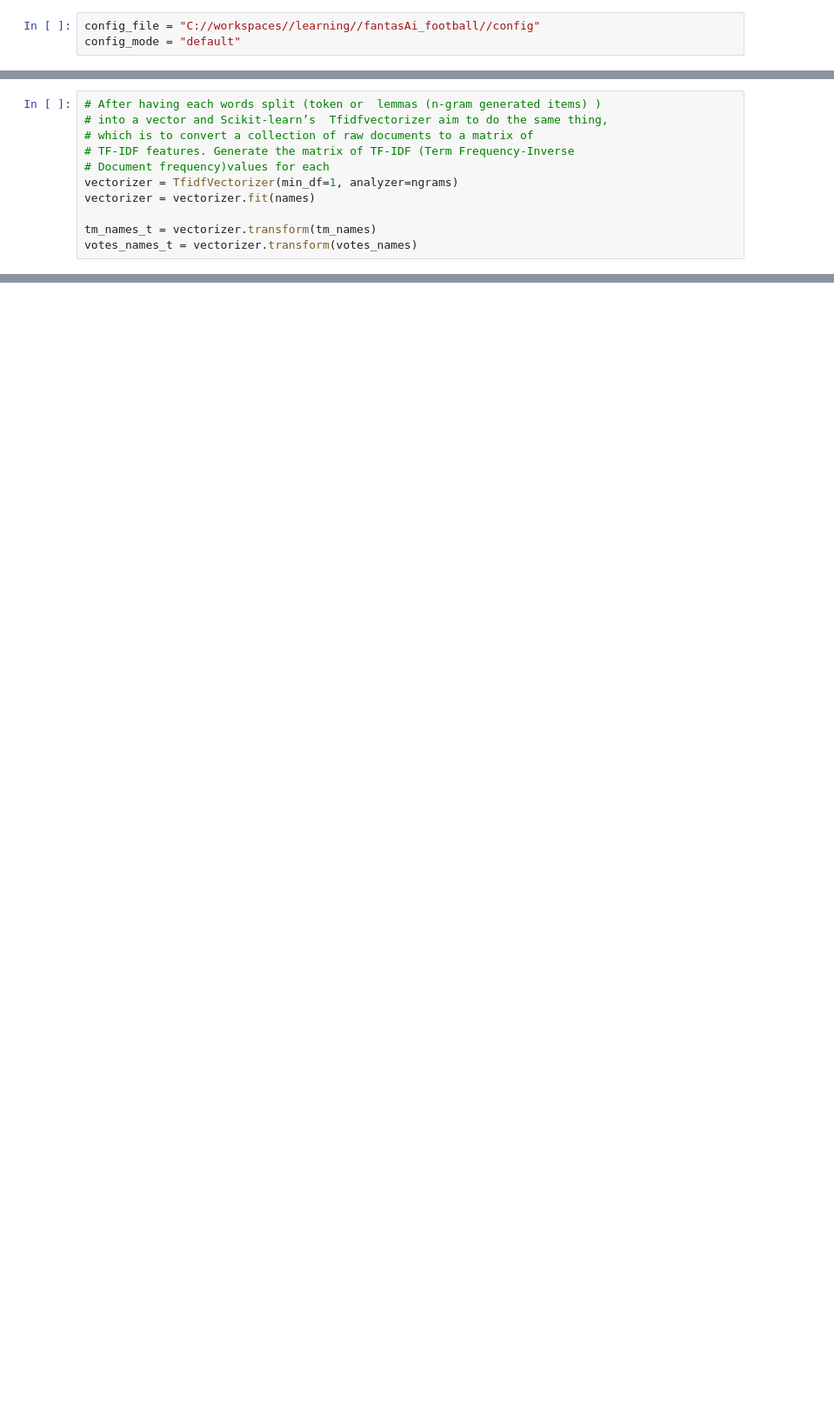
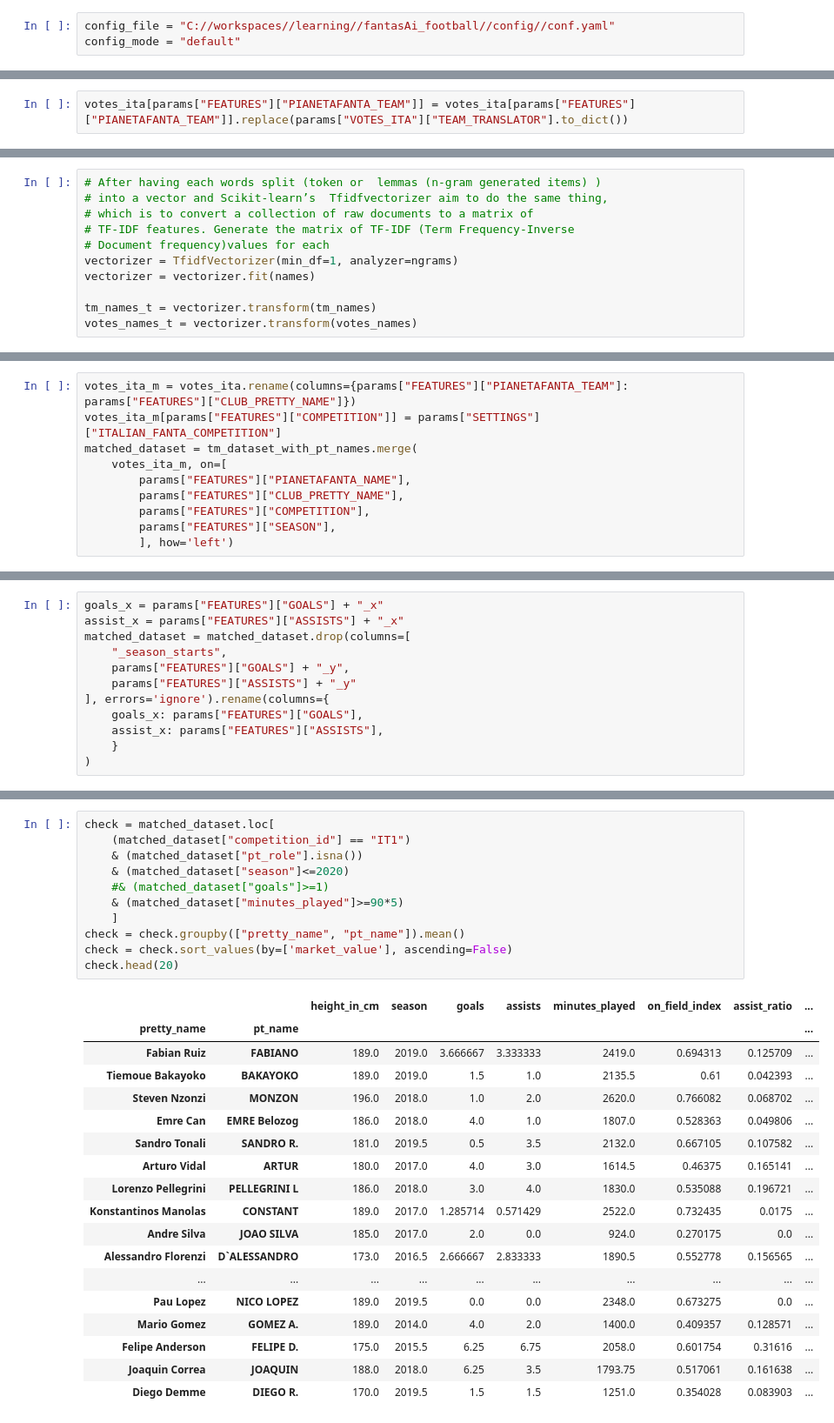
Before and after one commit to tizianoparriani/fantasAi_football, a Jupyter notebook: src/harmonization.ipynb, the cells around one changed output, grey strips where cells are left out. Shown at 87% size. Saved outputs shown, nothing was run; the diff lists cells and outputs as text; blank space fills up the shorter version.

```diff
--- a/src/harmonization.ipynb
+++ b/src/harmonization.ipynb
@@ -23,5 +20,5 @@ ModuleNotFoundError: No module named 'sparse_dot_topn'
 # %%
-config_file = "C://workspaces//learning//fantasAi_football//config"
+config_file = "C://workspaces//learning//fantasAi_football//config//conf.yaml"
 config_mode = "default"
 # %%
 params = LazySettings(settings_files=[config_file])
@@ -44,6 +39,8 @@ votes_ita_path = os.path.join(
     f"{params['PATHS']['STAGES']['VOTES_ITA']}.pkl",
 )
 votes_ita = pd.read_pickle(votes_ita_path)
+# %%
+votes_ita[params["FEATURES"]["PIANETAFANTA_TEAM"]] = votes_ita[params["FEATURES"]["PIANETAFANTA_TEAM"]].replace(params["VOTES_ITA"]["TEAM_TRANSLATOR"].to_dict())
 # %%
 def ngrams(string: str, n: int=3) -> List[str]:
     """Splits the function n-grams.
@@ -199,0 +119,10 @@ len(tm_dataset_j)
+# %%
+votes_ita_m = votes_ita.rename(columns={params["FEATURES"]["PIANETAFANTA_TEAM"]: params["FEATURES"]["CLUB_PRETTY_NAME"]})
+votes_ita_m[params["FEATURES"]["COMPETITION"]] = params["SETTINGS"]["ITALIAN_FANTA_COMPETITION"]
+matched_dataset = tm_dataset_with_pt_names.merge(
+    votes_ita_m, on=[
+        params["FEATURES"]["PIANETAFANTA_NAME"],
+        params["FEATURES"]["CLUB_PRETTY_NAME"],
+        params["FEATURES"]["COMPETITION"],
+        params["FEATURES"]["SEASON"],
+        ], how='left')
@@ -199,0 +138,12 @@ len(tm_dataset_j)
+# %%
+goals_x = params["FEATURES"]["GOALS"] + "_x"
+assist_x = params["FEATURES"]["ASSISTS"] + "_x"
+matched_dataset = matched_dataset.drop(columns=[
+    "_season_starts",
+    params["FEATURES"]["GOALS"] + "_y",
+    params["FEATURES"]["ASSISTS"] + "_y"
+], errors='ignore').rename(columns={
+    goals_x: params["FEATURES"]["GOALS"],
+    assist_x: params["FEATURES"]["ASSISTS"],
+    }
+)
@@ -199,0 +160,30 @@ len(tm_dataset_j)
+# %%
+check = matched_dataset.loc[
+    (matched_dataset["competition_id"] == "IT1")
+    & (matched_dataset["pt_role"].isna())
+    & (matched_dataset["season"]<=2020)
+    #& (matched_dataset["goals"]>=1)
+    & (matched_dataset["minutes_played"]>=90*5)
+    ]
+check = check.groupby(["pretty_name", "pt_name"]).mean()
+check = check.sort_values(by=['market_value'], ascending=False)
+check.head(20)
+# %% [output]
+|  |  | height_in_cm | season | goals | assists | minutes_played | on_field_index | assist_ratio | ... |
+| pretty_name | pt_name |  |  |  |  |  |  |  | ... |
+| Fabian Ruiz | FABIANO | 189.0 | 2019.0 | 3.666667 | 3.333333 | 2419.0 | 0.694313 | 0.125709 | ... |
+| Tiemoue Bakayoko | BAKAYOKO | 189.0 | 2019.0 | 1.5 | 1.0 | 2135.5 | 0.61 | 0.042393 | ... |
+| Steven Nzonzi | MONZON | 196.0 | 2018.0 | 1.0 | 2.0 | 2620.0 | 0.766082 | 0.068702 | ... |
+| Emre Can | EMRE Belozog | 186.0 | 2018.0 | 4.0 | 1.0 | 1807.0 | 0.528363 | 0.049806 | ... |
+| Sandro Tonali | SANDRO R. | 181.0 | 2019.5 | 0.5 | 3.5 | 2132.0 | 0.667105 | 0.107582 | ... |
+| Arturo Vidal | ARTUR | 180.0 | 2017.0 | 4.0 | 3.0 | 1614.5 | 0.46375 | 0.165141 | ... |
+| Lorenzo Pellegrini | PELLEGRINI L | 186.0 | 2018.0 | 3.0 | 4.0 | 1830.0 | 0.535088 | 0.196721 | ... |
+| Konstantinos Manolas | CONSTANT | 189.0 | 2017.0 | 1.285714 | 0.571429 | 2522.0 | 0.732435 | 0.0175 | ... |
+| Andre Silva | JOAO SILVA | 185.0 | 2017.0 | 2.0 | 0.0 | 924.0 | 0.270175 | 0.0 | ... |
+| Alessandro Florenzi | D`ALESSANDRO | 173.0 | 2016.5 | 2.666667 | 2.833333 | 1890.5 | 0.552778 | 0.156565 | ... |
+| ... | ... | ... | ... | ... | ... | ... | ... | ... | ... |
+| Pau Lopez | NICO LOPEZ | 189.0 | 2019.5 | 0.0 | 0.0 | 2348.0 | 0.673275 | 0.0 | ... |
+| Mario Gomez | GOMEZ A. | 189.0 | 2014.0 | 4.0 | 2.0 | 1400.0 | 0.409357 | 0.128571 | ... |
+| Felipe Anderson | FELIPE D. | 175.0 | 2015.5 | 6.25 | 6.75 | 2058.0 | 0.601754 | 0.31616 | ... |
+| Joaquin Correa | JOAQUIN | 188.0 | 2018.0 | 6.25 | 3.5 | 1793.75 | 0.517061 | 0.161638 | ... |
+| Diego Demme | DIEGO R. | 170.0 | 2019.5 | 1.5 | 1.5 | 1251.0 | 0.354028 | 0.083903 | ... |
```
Also changed, not shown: parts of 18 cells of this notebook, 3 other files.
